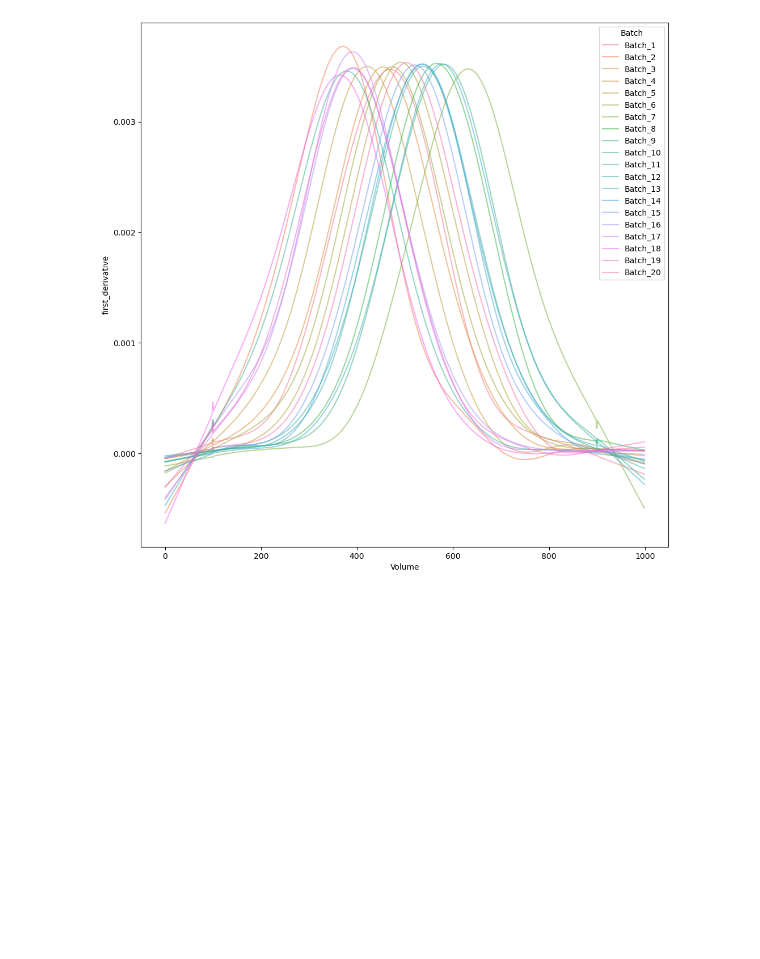
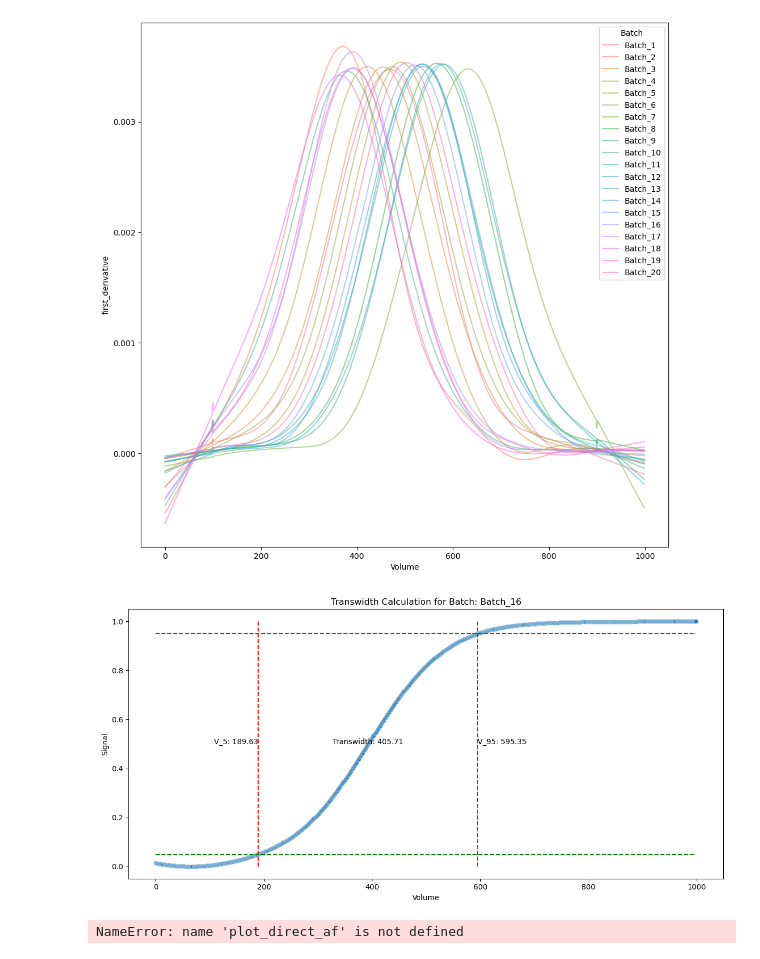
Before and after one commit to vincentgaul/direct_transitional_analysis, a Jupyter notebook: TA.ipynb, the cells around one changed output. Saved outputs shown, nothing was run; the diff lists cells and outputs as text; code cells hidden in the pictures; blank space fills up the shorter version.

```diff
--- a/TA.ipynb
+++ b/TA.ipynb
@@ -117,0 +120,5 @@ plot_signal(results, 'Volume', 'first_derivative', 'Batch')
+# %%
+
+plot_transwidth(results, volume_col="Volume", signal_col="normalized_signal", batch_col="Batch", batch="Batch_16")
+# %% [output]
+[figure, added]
@@ -117,0 +127,4 @@ plot_signal(results, 'Volume', 'first_derivative', 'Batch')
+# %%
+plot_direct_af(results, volume_col="Volume", signal_col="normalized_signal", batch_col="Batch", batch="Batch_16")
+# %% [output]
+NameError: name 'plot_direct_af' is not defined
```
Also changed, not shown: parts of 4 cells of this notebook, 1 other file.
